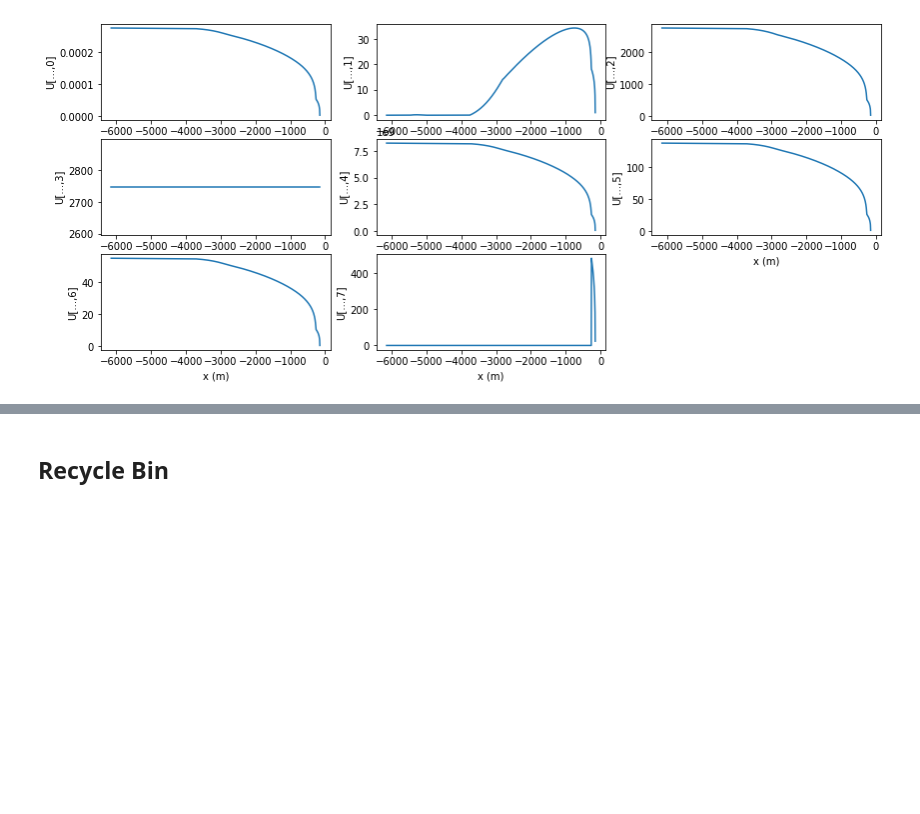
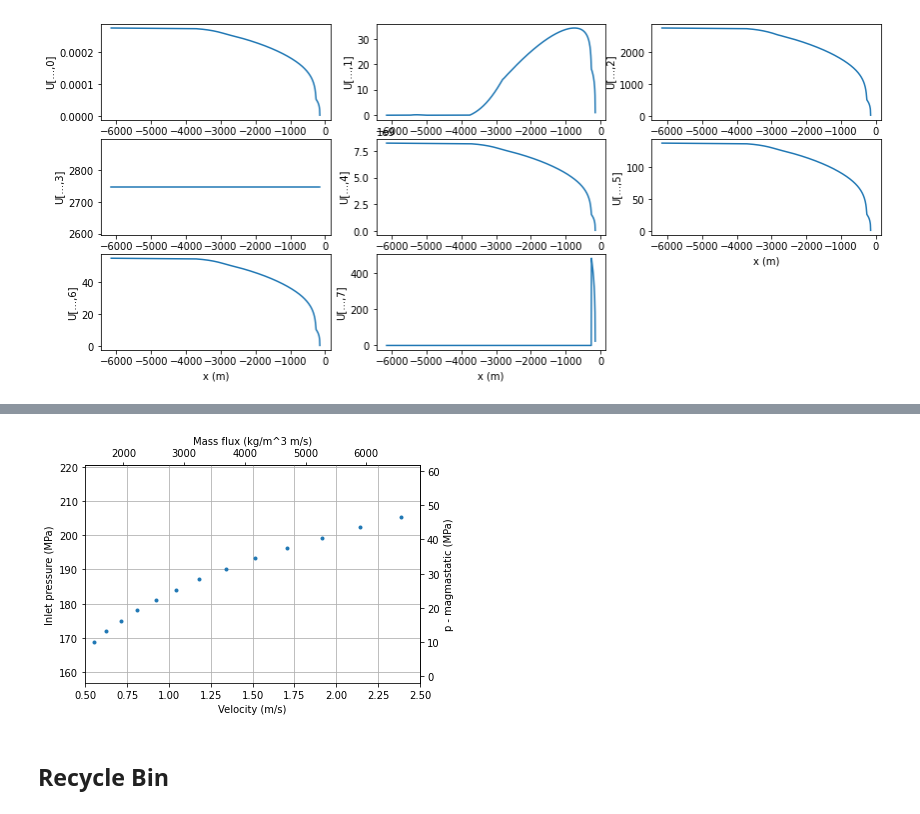
Before and after one commit to fredriclam/compressible-conduit-steady, a Jupyter notebook: steady_state_tester.ipynb, the cells around one changed output, grey strips where cells are left out. Drawn from its saved outputs; the diff is of its cells as text; code cells hidden in the pictures; blank space fills up the shorter version.

```diff
--- a/steady_state_tester.ipynb
+++ b/steady_state_tester.ipynb
@@ -81,3 +185,21 @@ AttributeError: 'SteadyState' object has no attribute 'use_static_cache'
+# %%
+''' Generate pressure-velocity relation given vent pressure, parameters. '''
+
+ax = plt.axes()
+ax.plot(inlet_velocity, (p_magmastatic + overpressure_range)/1e6, '.')
+plt.xlim(0.5, 2.5)
+plt.xlabel("Velocity (m/s)")
+plt.ylabel("Inlet pressure (MPa)")
+u2j = lambda u: np.interp(u, inlet_velocity, inlet_mass_flux)
+j2u = lambda j: np.interp(j, inlet_mass_flux, inlet_velocity)
+secxax = ax.secondary_xaxis('top', functions=(u2j, j2u))
+secxax.set_xlabel("Mass flux (kg/m^3 m/s)")
+secyax = ax.secondary_yaxis('right',
+  functions=(lambda p: (p - p_magmastatic/1e6), lambda p: p_magmastatic/1e6 + p))
+secyax.set_ylabel("p - magmastatic (MPa)")
+plt.grid("both")
+# %% [output]
+[figure, added]
 # %% [markdown]
 ## Recycle Bin
 # %%
```
Also changed, not shown: parts of 7 cells of this notebook, 2 other files.
